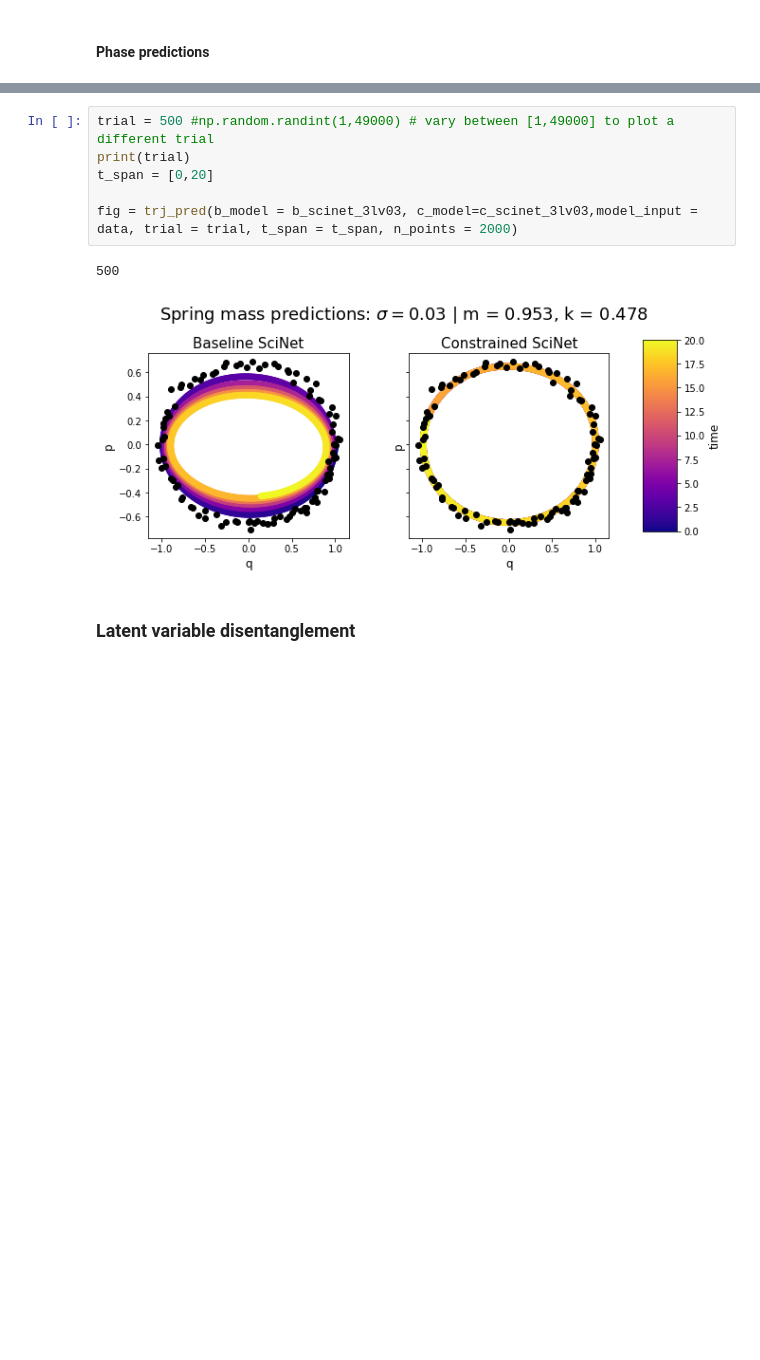
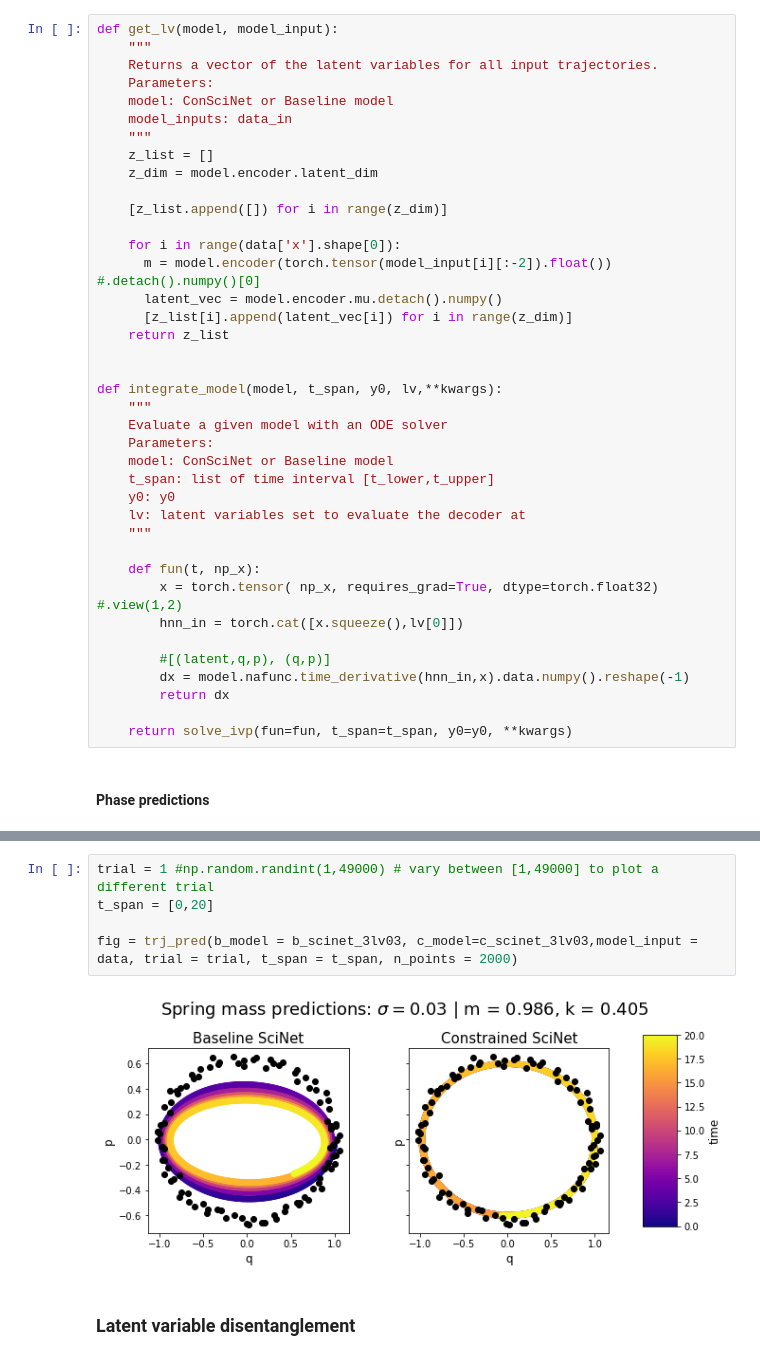
Before and after one commit to gbarber94/ConSciNet, a Jupyter notebook: ConSciNet_mass_spring.ipynb, the cells around one changed output, grey strips where cells are left out. Drawn from its saved outputs; the diff is of its cells as text; blank space fills up the shorter version.

```diff
--- a/ConSciNet_mass_spring.ipynb
+++ b/ConSciNet_mass_spring.ipynb
@@ -177,2 +109,41 @@ def trj_pred(b_model,c_model, trial, model_input, t_span = [0,10], n_points = 20
+# %%
+def get_lv(model, model_input):
+    """
+    Returns a vector of the latent variables for all input trajectories.
+    Parameters:
+    model: ConSciNet or Baseline model
+    model_inputs: data_in
+    """
+    z_list = []
+    z_dim = model.encoder.latent_dim
+
+    [z_list.append([]) for i in range(z_dim)]
+
+    for i in range(data['x'].shape[0]):
+      m = model.encoder(torch.tensor(model_input[i][:-2]).float()) #.detach().numpy()[0]
+      latent_vec = model.encoder.mu.detach().numpy()
+      [z_list[i].append(latent_vec[i]) for i in range(z_dim)]
+    return z_list
+
+
+def integrate_model(model, t_span, y0, lv,**kwargs):
+    """
+    Evaluate a given model with an ODE solver
+    Parameters:
+    model: ConSciNet or Baseline model
+    t_span: list of time interval [t_lower,t_upper]
+    y0: y0
+    lv: latent variables set to evaluate the decoder at
+    """
+
+    def fun(t, np_x):
+        x = torch.tensor( np_x, requires_grad=True, dtype=torch.float32) #.view(1,2)
+        hnn_in = torch.cat([x.squeeze(),lv[0]])
+
+        #[(latent,q,p), (q,p)]
+        dx = model.nafunc.time_derivative(hnn_in,x).data.numpy().reshape(-1)
+        return dx
+
+    return solve_ivp(fun=fun, t_span=t_span, y0=y0, **kwargs)
 # %% [markdown]
 #### Phase predictions
@@ -179,12 +204,10 @@ def trj_pred(b_model,c_model, trial, model_input, t_span = [0,10], n_points = 20
 # %%
-trial = 500 #np.random.randint(1,49000) # vary between [1,49000] to plot a different trial
-print(trial)
+trial = 1 #np.random.randint(1,49000) # vary between [1,49000] to plot a different trial
 t_span = [0,20]
 
 fig = trj_pred(b_model = b_scinet_3lv03, c_model=c_scinet_3lv03,model_input = data, trial = trial, t_span = t_span, n_points = 2000)
 # %% [output]
-500
-[figure, old version]
+[figure, new version]
 # %% [markdown]
 ### Latent variable disentanglement
 # %%
```
Also changed, not shown: parts of 29 cells of this notebook.
